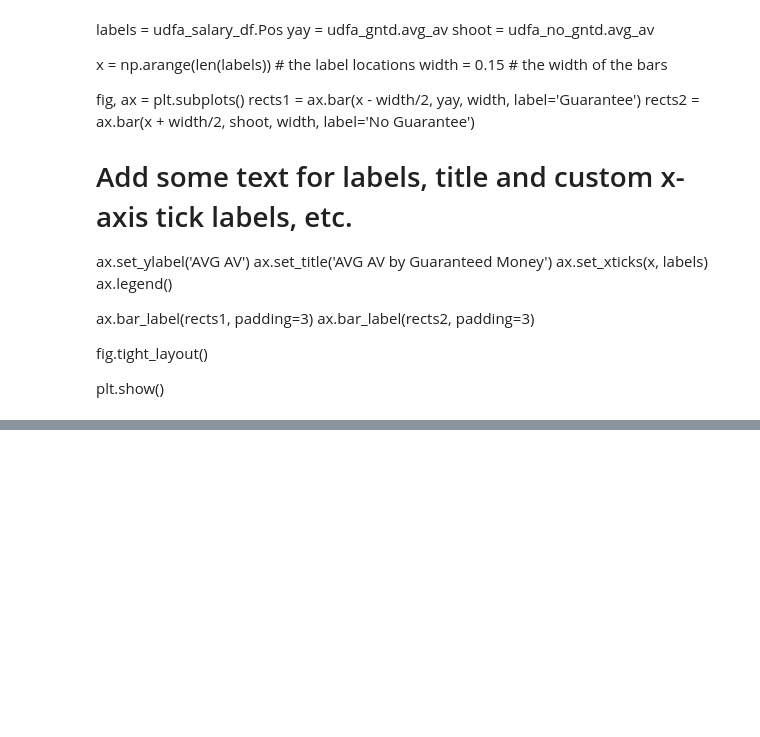
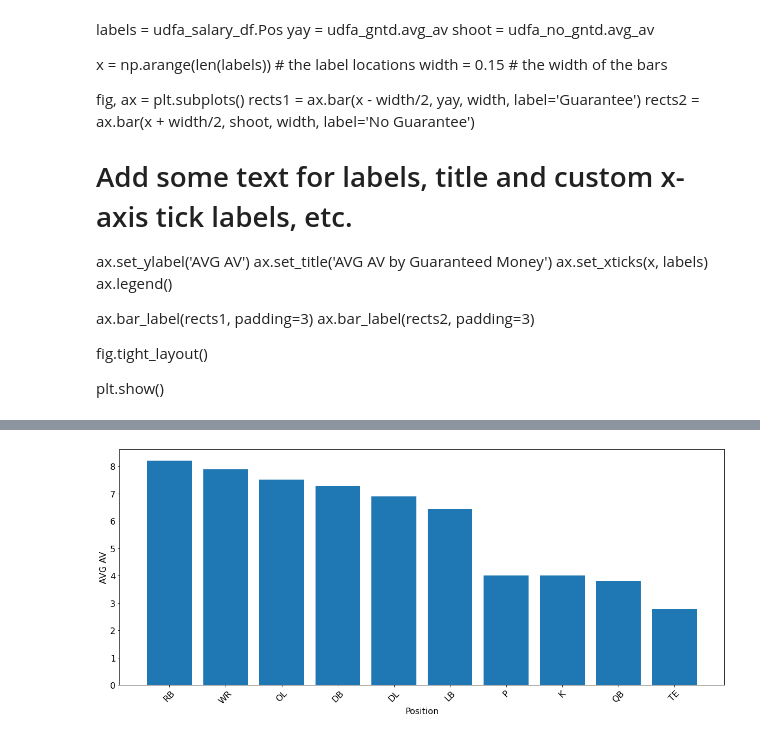
Before and after one commit to ABscott94/NFL-Draft-Value-Analysis, a Jupyter notebook: notebooks/player_av.ipynb, the cells around one changed output, grey strips where cells are left out. Saved outputs shown, nothing was run; the diff lists cells and outputs as text; code cells hidden in the pictures; blank space fills up the shorter version.

```diff
--- a/notebooks/player_av.ipynb
+++ b/notebooks/player_av.ipynb
@@ -343,0 +1075,3 @@ udfa_gntd
+# %%
+udfa_gntd = udfa_gntd.sort_values('avg_av', ascending = False)
+udfa_gntd
@@ -352,0 +1145,3 @@ udfa_no_gntd
+# %%
+udfa_gntd = udfa_gntd[udfa_gntd['avg_av'] >= 0]
+udfa_gntd
@@ -353,9 +1162,13 @@ udfa_no_gntd
 # %%
 plt.bar(udfa_gntd.Pos, udfa_gntd.avg_av)
 plt.rcParams["figure.figsize"] = (20,8)
 plt.xticks(fontsize = 16, rotation = 45)
 plt.yticks(fontsize = 16)
+plt.xlabel('Position', fontsize = 16)
+plt.ylabel('AVG AV', fontsize = 16)
 plt.show()
+# %% [output]
+[figure, added]
 # %%
 plt.bar(udfa_no_gntd.Pos, udfa_no_gntd.avg_av)
 plt.rcParams["figure.figsize"] = (20,8)
```
Also changed, not shown: parts of 88 cells of this notebook.
